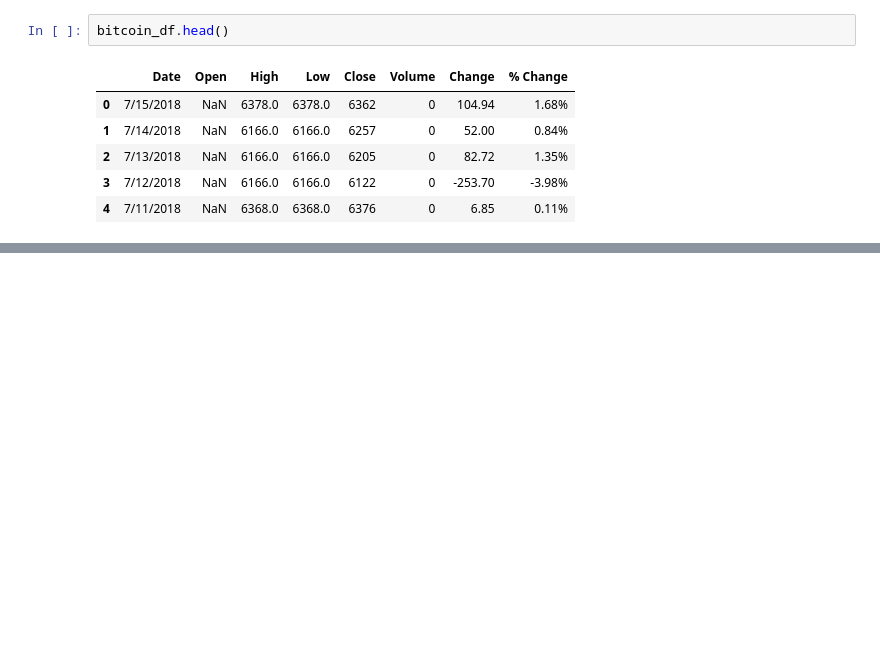
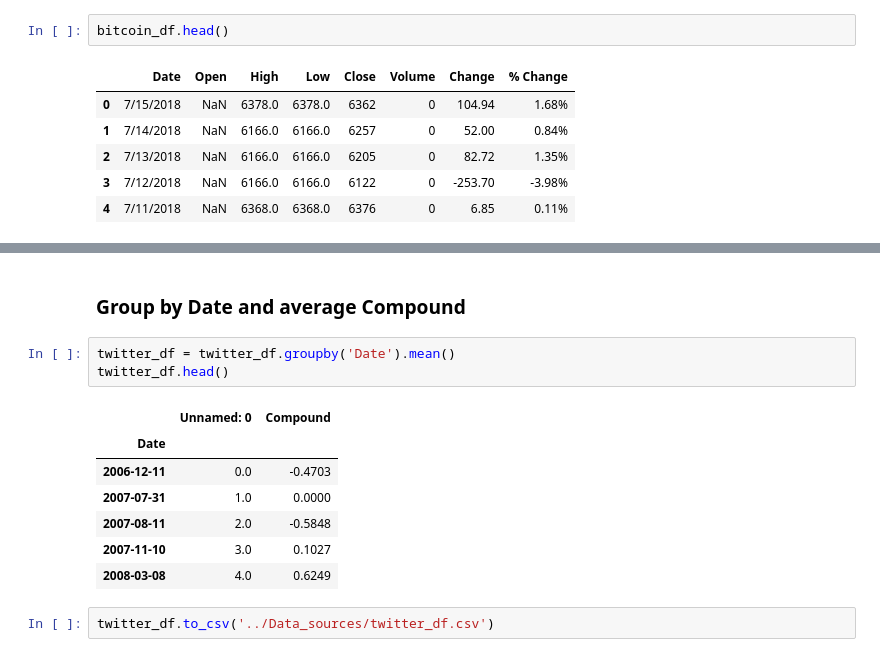
Before and after one commit to themarylin/BTC-vs-Twitter, a Jupyter notebook: Source_codes/data_cleanup.ipynb, the cells around one changed output, grey strips where cells are left out. Saved outputs shown, nothing was run; the diff lists cells and outputs as text; blank space fills up the shorter version.

Commit message:
cleaned up data

```diff
--- a/Source_codes/data_cleanup.ipynb
+++ b/Source_codes/data_cleanup.ipynb
@@ -43,0 +83,15 @@ bitcoin_df.head()
+# %% [markdown]
+### Group by Date and average Compound
+# %%
+twitter_df = twitter_df.groupby('Date').mean()
+twitter_df.head()
+# %% [output]
+|  | Unnamed: 0 | Compound |
+| Date |  |  |
+| 2006-12-11 | 0.0 | -0.4703 |
+| 2007-07-31 | 1.0 | 0.0000 |
+| 2007-08-11 | 2.0 | -0.5848 |
+| 2007-11-10 | 3.0 | 0.1027 |
+| 2008-03-08 | 4.0 | 0.6249 |
+# %%
+twitter_df.to_csv('../Data_sources/twitter_df.csv')
```
Also changed, not shown: parts of 7 cells of this notebook, 4 other files.
